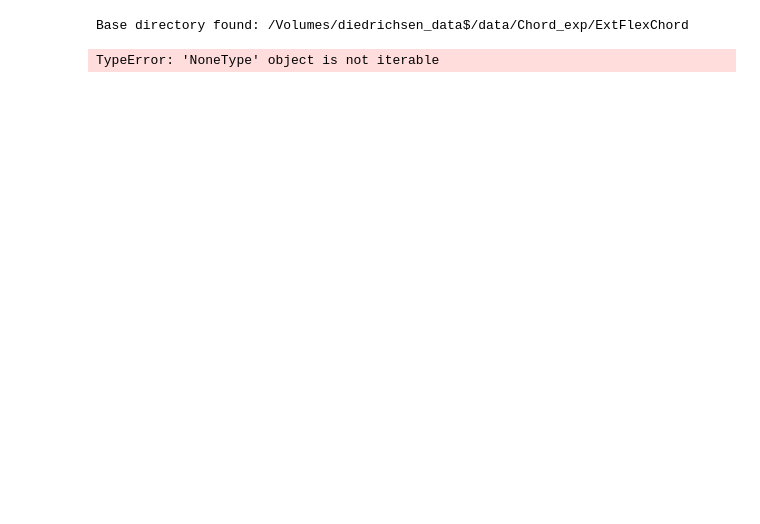
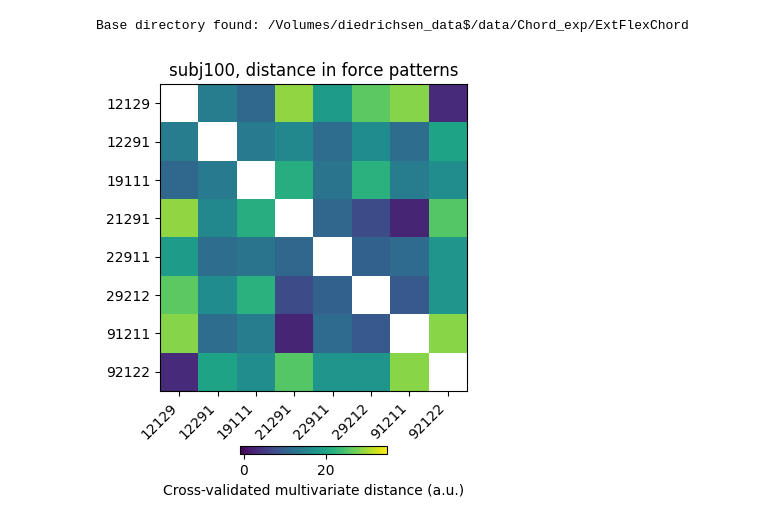
Before and after one commit to mnlmrc/extension-flexion-chords, a Jupyter notebook: efc4/notebooks/main.ipynb, the cells around one changed output. Cells and saved outputs as stored; diff of their text form; code cells hidden in the pictures; blank space fills up the shorter version.

```diff
--- a/efc4/notebooks/main.ipynb
+++ b/efc4/notebooks/main.ipynb
@@ -24,27 +24,27 @@ Base directory found: /Volumes/diedrichsen_data$/data/Chord_exp/ExtFlexChord
 # %%
 experiment = 'efc4'
 
-vmin, vmax = -.2, .2
+vmin, vmax = -1, 35
 participant_id='subj100'
 
 fig, axs = plt.subplots()
 
 rdms = rsa.rdm.load_rdm(os.path.join(gl.baseDir, experiment, gl.rdmDir, 'day1', participant_id, f'force.hdf5'))
 
 cax = rsa.vis.show_rdm_panel(
                 rdms, axs, rdm_descriptor='roi', cmap='viridis', vmin=vmin, vmax=vmax
             )
 
 axs.set_xticks(np.arange(len(rdms.pattern_descriptors['conds'])))
 axs.set_xticklabels(rdms.pattern_descriptors['conds'], rotation=45, ha='right')
 axs.set_yticks(axs.get_xticks())
 axs.set_yticklabels(rdms.pattern_descriptors['conds'])
-axs.set_title(f'participant:{participant_id},force')
+axs.set_title(f'{participant_id}, distance in force patterns')
 
 cbar = fig.colorbar(cax, ax=axs, orientation='horizontal', fraction=.02)
 cbar.set_label('Cross-validated multivariate distance (a.u.)')
 # %% [output]
-TypeError: 'NoneType' object is not iterable
+[figure, added]
 # %%
 roi = ['SMA', 'PMd', 'PMv', 'M1', 'S1', 'SPLa', 'SPLp', 'V1']
 
```
Also changed, not shown: parts of 2 cells of this notebook, 2 other files.
